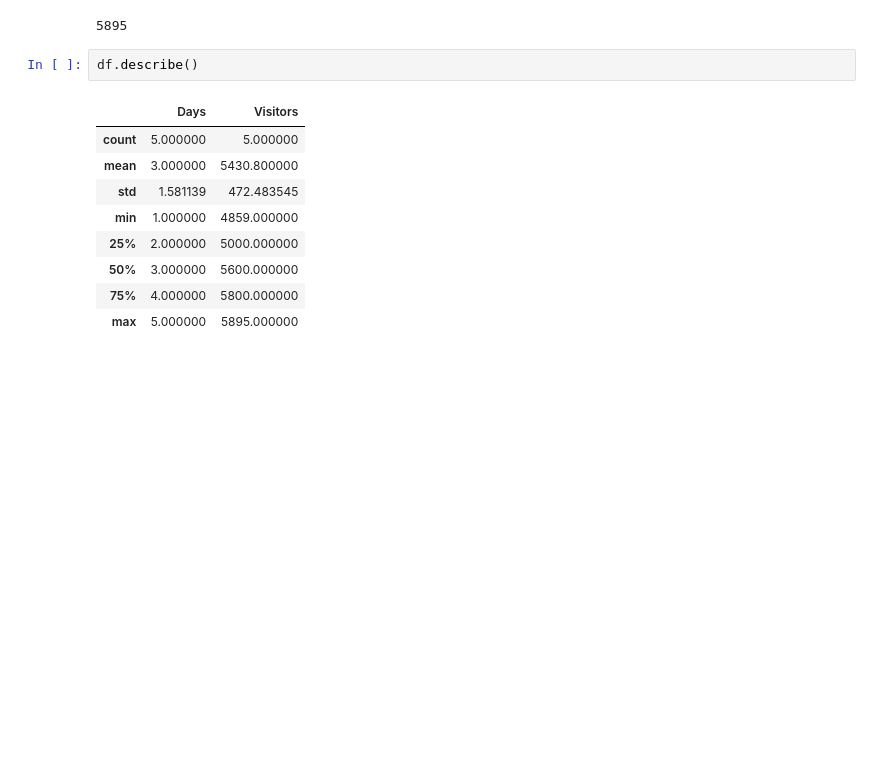
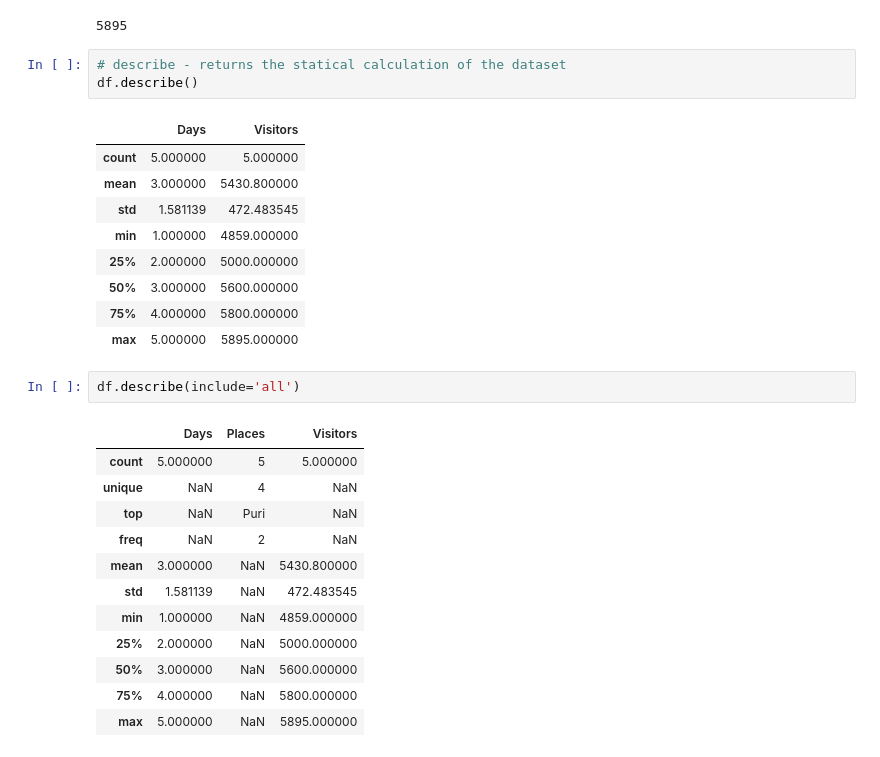
Before and after one commit to CodeByDeepankar/CTTC-AIML, a Jupyter notebook: Day8.ipynb, the cells around one changed output. Drawn from its saved outputs; the diff is of its cells as text; blank space fills up the shorter version.

```diff
--- a/Day8.ipynb
+++ b/Day8.ipynb
@@ -300,6 +300,7 @@ df.Visitors.max()
 # %% [output]
 5895
 # %%
+# describe - returns the statical calculation of the dataset
 df.describe()
 # %% [output]
 |  | Days | Visitors |
@@ -311,3 +312,18 @@ df.describe()
 | 50% | 3.000000 | 5600.000000 |
 | 75% | 4.000000 | 5800.000000 |
 | max | 5.000000 | 5895.000000 |
+# %%
+df.describe(include='all')
+# %% [output]
+|  | Days | Places | Visitors |
+| count | 5.000000 | 5 | 5.000000 |
+| unique | NaN | 4 | NaN |
+| top | NaN | Puri | NaN |
+| freq | NaN | 2 | NaN |
+| mean | 3.000000 | NaN | 5430.800000 |
+| std | 1.581139 | NaN | 472.483545 |
+| min | 1.000000 | NaN | 4859.000000 |
+| 25% | 2.000000 | NaN | 5000.000000 |
+| 50% | 3.000000 | NaN | 5600.000000 |
+| 75% | 4.000000 | NaN | 5800.000000 |
+| max | 5.000000 | NaN | 5895.000000 |
```
Also changed, not shown: parts of 3 cells of this notebook, 6 other files.
